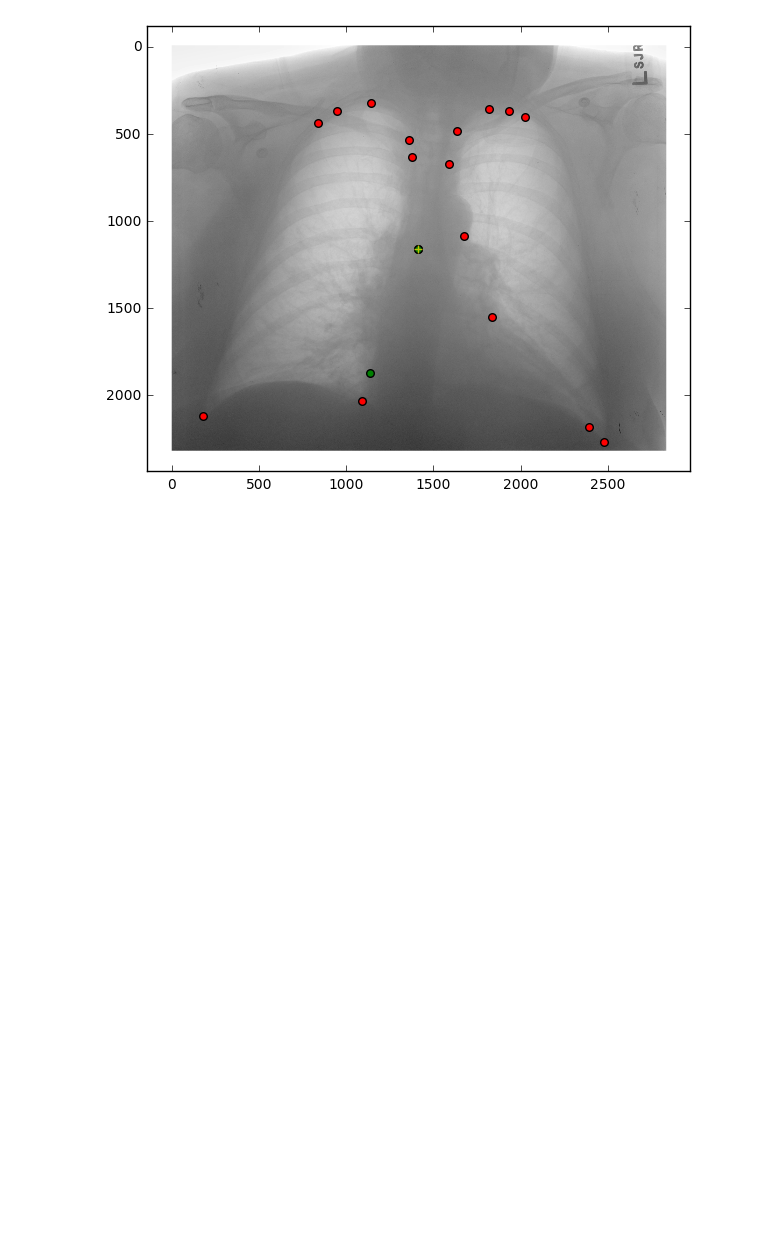
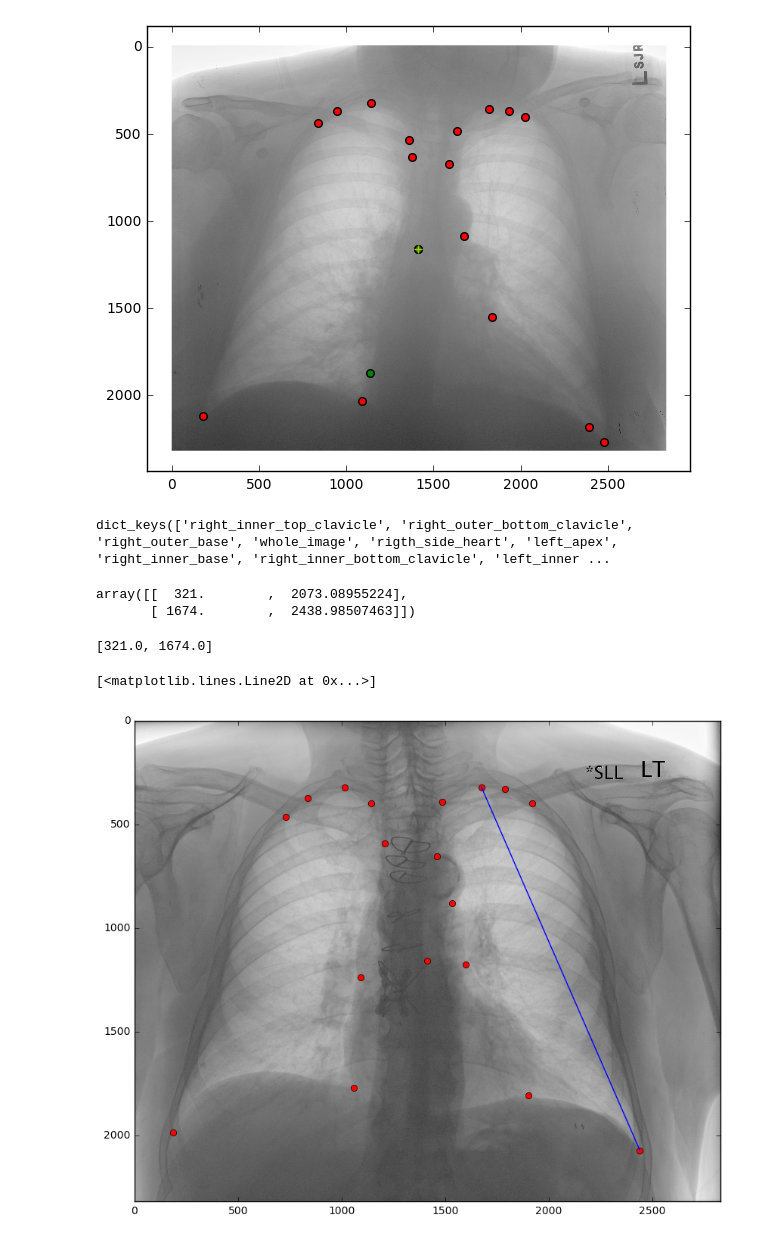
Before and after one commit to artemkondyukov/xray_cardiometry, a Jupyter notebook: notebooks/Segmentation_postprocessing.ipynb, the cells around one changed output. Saved outputs shown, nothing was run; the diff lists cells and outputs as text; code cells hidden in the pictures; blank space fills up the shorter version.

```diff
--- a/notebooks/Segmentation_postprocessing.ipynb
+++ b/notebooks/Segmentation_postprocessing.ipynb
@@ -62,7 +63,7 @@ _pickle.dump(points_dict, open("points_dict", "wb"))
 # %%
 points_dict = dict()
 # %%
-points_dict = _pickle.load(open("dict9", "rb"))
+points_dict = _pickle.load(open("./dicts/atherosclerosis_dict", "rb"))
 # %%
 case = "calcinosis"
 
@@ -155,3 +156,36 @@ for file_num, filename in enumerate(mask_filenames):
     _pickle.dump(points_dict, open(case + "_dict{}".format(file_num), "wb"))
 # %% [output]
 [figure]
+# %%
+img = dicom.read_file("/home/a.kondyukov/data/Indianapolis_dicom/1065/1065_IM-0046-1001.dcm")
+mask = plt.imread("/home/a.kondyukov/data/Indianapolis_masks_new/atherosclerosis_masks/1065_IM-0046-1001.dcm.png")
+p = np.array(list(points_dict['1065_IM-0046-1001.dcm.png'].values()))
+# %%
+points_dict["1065_IM-0046-1001.dcm.png"].keys()
+# %% [output]
+dict_keys(['right_inner_top_clavicle', 'right_outer_bottom_clavicle', 'right_outer_base', 'whole_image', 'rigth_side_heart', 'left_apex', 'right_inner_base', 'right_inner_bottom_clavicle', 'left_inner ...
+# %%
+np.array([leftapex, leftouterbase]).T
+# %% [output]
+array([[  321.        ,  2073.08955224],
+       [ 1674.        ,  2438.98507463]])
+# %%
+leftapex
+# %% [output]
+[321.0, 1674.0]
+# %%
+fig = plt.figure(figsize=(10, 10))
+spl = fig.add_subplot(1, 1, 1)
+plt.imshow(img.pixel_array)
+plt.plot(p[:, 1], p[:, 0], "ro")
+spl.axes.set_xlim(0, img.pixel_array.shape[1])
+spl.axes.set_ylim(img.pixel_array.shape[0], 0)
+
+leftapex = points_dict["1065_IM-0046-1001.dcm.png"]["left_apex"]
+leftouterbase = points_dict["1065_IM-0046-1001.dcm.png"]["left_outer_base"]
+
+tmp = np.array([leftapex, leftouterbase])
+plt.plot(tmp[:, 1], tmp[:, 0])
+# %% [output]
+[<matplotlib.lines.Line2D at 0x...>]
+[figure, added]
```
Also changed, not shown: parts of 6 cells of this notebook, 8 other files.
